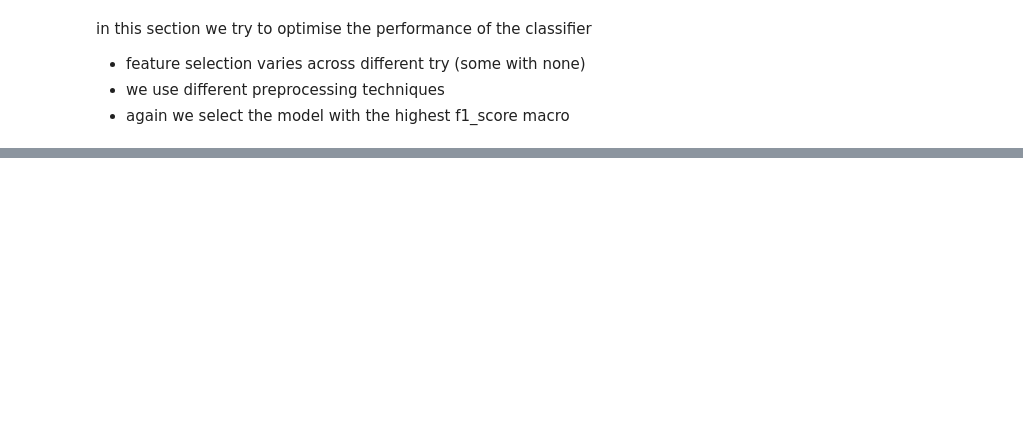
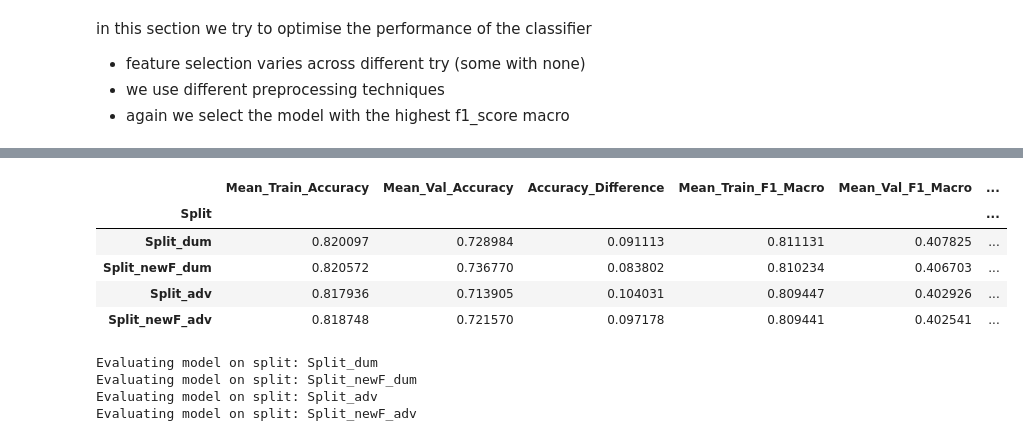
Before and after one commit to tmnstraub/ML_Group36, a Jupyter notebook: src/ModelAssessment.ipynb, the cells around one changed output, grey strips where cells are left out. Cells and saved outputs as stored; diff of their text form; code cells hidden in the pictures; blank space fills up the shorter version.

```diff
--- a/src/ModelAssessment.ipynb
+++ b/src/ModelAssessment.ipynb
@@ -1341,0 +1566,17 @@ y_test_predictions_xgboost_.to_csv('y_test_predictions_xgboost.csv')
+# %%
+results_optimized_rf
+# %% [output]
+|  | Mean_Train_Accuracy | Mean_Val_Accuracy | Accuracy_Difference | Mean_Train_F1_Macro | Mean_Val_F1_Macro | ... |
+| Split |  |  |  |  |  | ... |
+| Split_dum | 0.820097 | 0.728984 | 0.091113 | 0.811131 | 0.407825 | ... |
+| Split_newF_dum | 0.820572 | 0.736770 | 0.083802 | 0.810234 | 0.406703 | ... |
+| Split_adv | 0.817936 | 0.713905 | 0.104031 | 0.809447 | 0.402926 | ... |
+| Split_newF_adv | 0.818748 | 0.721570 | 0.097178 | 0.809441 | 0.402541 | ... |
+# %%
+model = MLPClassifier(solver='adam',max_iter=1000,random_state=42, hidden_layer_sizes=(int(0.75 * len(selected_features_RFE_basic)), int(0.5 * len(selected_features_RFE_basic)), int(0.25 * len(selected_features_RFE_basic)), int(0.125 * len(selected_features_RFE_basic)),), learning_rate_init=0.01, activation='tanh', alpha=0.001, batch_size='auto')
+results_optimized_mlp = evaluate_model_with_multiple_splits(splits_data, model)
+# %% [output]
+Evaluating model on split: Split_dum
+Evaluating model on split: Split_newF_dum
+Evaluating model on split: Split_adv
+Evaluating model on split: Split_newF_adv
```
Also changed, not shown: parts of 27 cells of this notebook, 1 other file.
